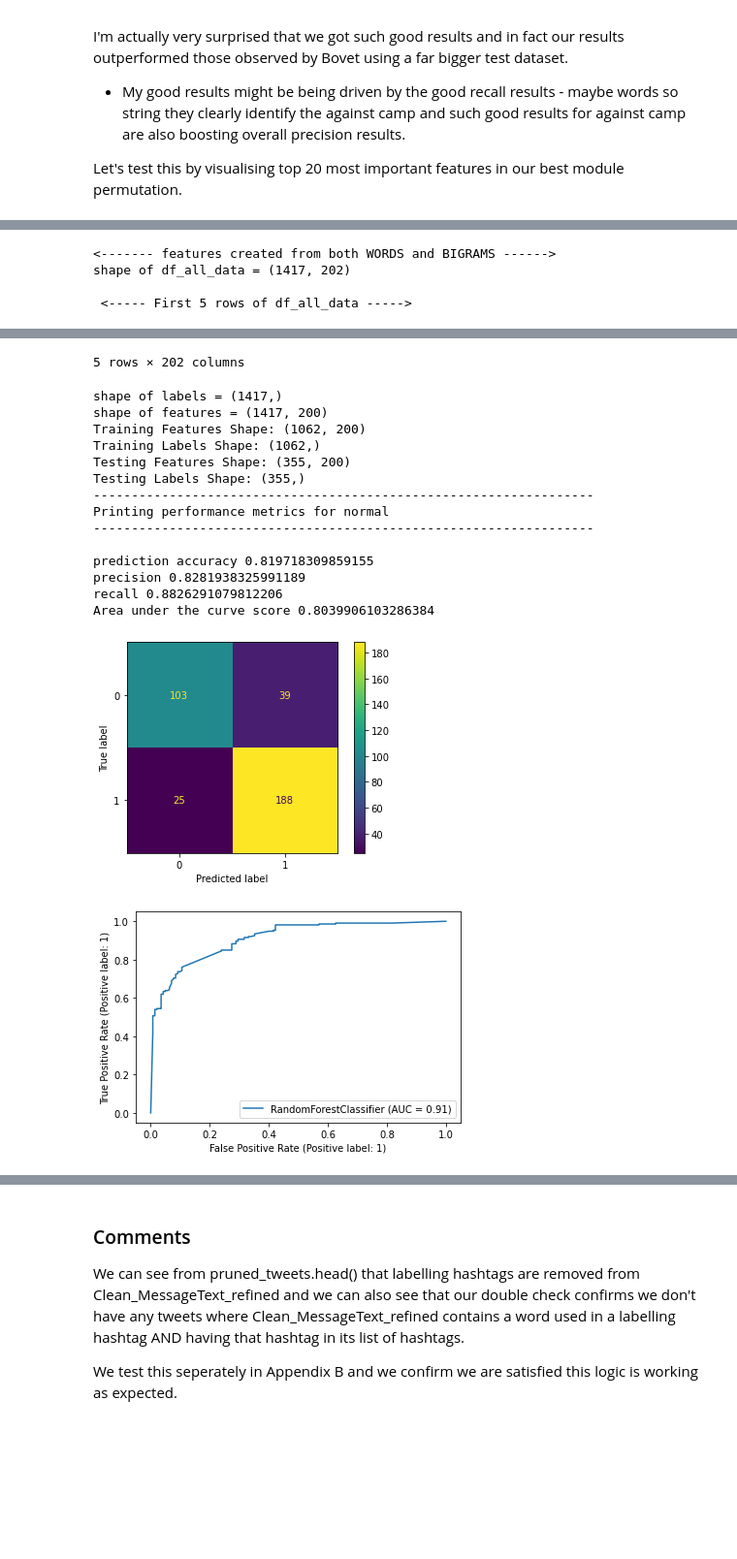
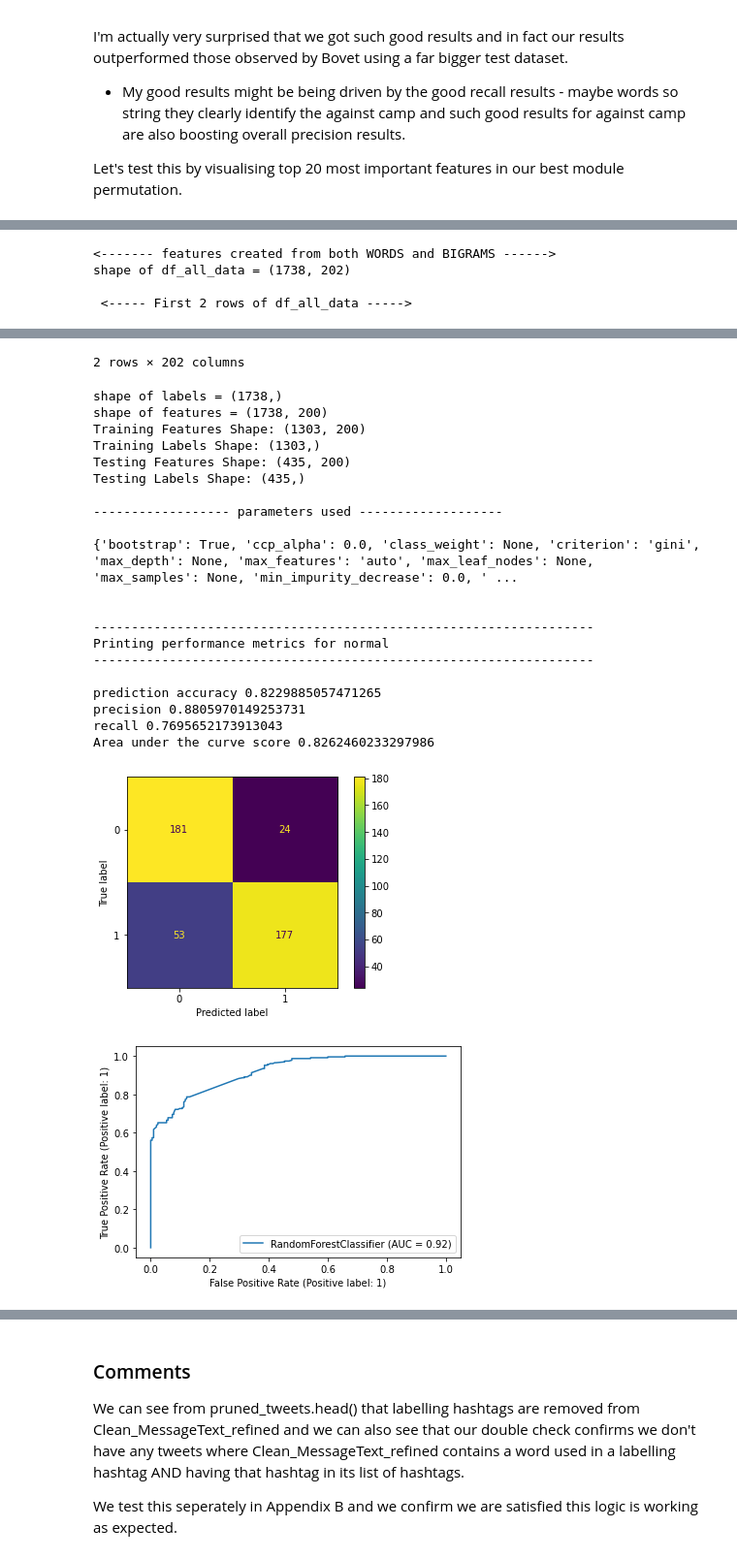
Before and after one commit to PhilMoura/Dissertation, a Jupyter notebook: 1_9 Label tweets based on hashtags and train classifier v0.1.ipynb, the cells around one changed output, grey strips where cells are left out. Shown at 97% size. Drawn from its saved outputs; the diff is of its cells as text; code cells hidden in the pictures; blank space fills up the shorter version.

Commit message:
fixed bug assigning labels to tweeters

```diff
--- a/1_9 Label tweets based on hashtags and train classifier v0.1.ipynb
+++ b/1_9 Label tweets based on hashtags and train classifier v0.1.ipynb
@@ -157,13 +196,23 @@ col_list = ['tweet_id',
 
 against_tweets = all_tweets[col_list][all_tweets.label == 'AGAINST']
 against_tweets['target'] = 1
-not_against_tweets = all_tweets[col_list][(all_tweets.label == 'FOR') | (all_tweets.label == 'HAS_HASHTAG')].sample(n=564)
+
+# get all FOR tweets
+for_tweets = all_tweets[col_list][all_tweets.label == 'FOR']
+# now fill up with other hashtags
+other_hashtag_count = against_count - for_count
+other_hashtag_tweets = all_tweets[col_list][all_tweets.label == 'HAS_HASHTAG'].sample(n=other_hashtag_count)
+
+frames = [for_tweets, other_hashtag_tweets]
+
+not_against_tweets = pd.concat(frames)
 not_against_tweets['target'] = 0
 
 pruned_tweets = pd.concat([against_tweets, not_against_tweets]).reset_index(drop=True)
 pruned_tweets.drop('label', axis=1, inplace=True)
 
-print(pruned_tweets.shape)
+print("against_count: {}, for_count: {}, other_hashtag_count: {}".format(against_count, for_count, other_hashtag_count))
+print("pruned_tweets shape: {}".format(pruned_tweets.shape))
 display(pruned_tweets.head())
 display(pruned_tweets.tail())
 # %% [output]
@@ -304,7 +354,7 @@ pruned_tweets.head()
 # %%
 from nltk.tokenize import word_tokenize
 
-def string_to_list(my_str):
+def string_to_list_hash(my_str):
     delimiter = ","
     my_str = my_str.replace("[", "")
     my_str = my_str.replace("]", "")
@@ -320,7 +370,7 @@ def remove_label_hashtags(text, hashtags, ignore_words):
     if len(hashtags) == 2 : # a tweet with no hashtags contains [] and so len==2 means no hashtags
         pruned_text = text
     else:
-        my_hashtags = string_to_list(hashtags) # turns hashtag string into a list and removes the '#' symbol
+        my_hashtags = string_to_list_hash(hashtags) # turns hashtag string into a list and removes the '#' symbol
 
         # create a list of all hashtag words in this tweet that are also in our ignore words
         # influenced by https://www.kite.com/python/answers/how-to-find-common-elements-between-two-lists-in-python
@@ -438,8 +488,8 @@ def get_features_and_labels(tweets, df_individual_words, df_ngrams, myMode=featu
             df_all_data = df_ngrams.join(df_labels)
 
     print("shape of df_all_data = {}".format(df_all_data.shape))
-    print("\n <----- First 5 rows of df_all_data ----->")
-    display(df_all_data.head())
+    print("\n <----- First 2 rows of df_all_data ----->")
+    display(df_all_data.head(2))
 
     if printFile=='Y':
         df_all_data.to_csv('twitter_features.csv', index=False)
@@ -469,6 +519,13 @@ def train_and_test_classifier(features, labels):
 
     # Use the forest's predict method on the test data
     predictions = rf.predict(test_features)
+
+    # print hyperparameters used as a baseline for when we do the grid search later
+    parameters_used = rf.get_params()
+    print("\n------------------ parameters used -------------------\n")
+    print(parameters_used)
+    print("\n")
+
     accuracy, precision, recall, roc_auc, tn, fp, fn, tp = ml_performance.RF_performance_reporting(rf, test_features, test_labels,
                                                                                 predictions, 'normal', print_output=True)
 
@@ -482,9 +539,11 @@ def run_scenario(description, tweets, corpus, n, myMode=features_mode.WORDS, pri
     df_ngrams = get_bigram_features(ngrams_vocab, corpus)
 
     print("<-------------- common words ------------------>")
-    display(df_individual_words.head())
+    print("common words, row count: {} ".format(df_individual_words.shape[0]))
+    display(df_individual_words.head(2))
     print("<-------------- common bigrams ------------------>")
-    display(df_ngrams.head())
+    print("common bigrams, row count: {} ".format(df_ngrams.shape[0]))
+    display(df_ngrams.head(2))
 
     # features_modes: if both, then DEFAULT, if just words then WORDS, if just bigrams then BIGRAMS
     features, labels, df_all_data = get_features_and_labels(tweets, df_individual_words, df_ngrams,
@@ -519,11 +579,14 @@ def get_corpus(tweets):
     # Print the corpus
     print("The document corpus has length: {}".format(len(corpus)))
     print("<----------------- corpus -------------->")
-    display(corpus[:10])
+    display(corpus[:5])
+    display(corpus[-5:])
 
     print("\n<--------- original tweets ------------->")
     # display original DF so we can confirm they are the same
-    display(tweets.Clean_MessageText.head(10))
+    print("The tweet dataframe has length: {}".format(tweets.Clean_MessageText_refined.count()))
+    display(tweets.Clean_MessageText_refined.head(5))
+    display(tweets.Clean_MessageText_refined.tail(5))
 
     return corpus
 
@@ -701,7 +739,7 @@ shape of features = (1417, 200)
 n=100 # number of words, bigrams to include in vocabularies
 myMode = features_mode.DEFAULT # 'DEFAULT WORDS BIGRAMS'
 description = 'Features: Words and Bigrams, Vocab Count: 100'
-rf_result_row, rf, df_all_data = run_scenario(description, pruned_tweets, corpus, n, myMode, printFile='N')
+rf_result_row, rf, df_all_data = run_scenario(description, pruned_tweets, corpus, n, myMode, printFile='Y')
 
 rf_result_row
 # %% [output]
@@ -726,4 +760,4 @@ shape of bigrams array = (1417, 100)
 <------- features created from both WORDS and BIGRAMS ------>
-shape of df_all_data = (1417, 202)
+shape of df_all_data = (1738, 202)
 
- <----- First 5 rows of df_all_data ----->
+ <----- First 2 rows of df_all_data ----->
@@ -736,18 +767,24 @@ shape of df_all_data = (1417, 202)
-5 rows × 202 columns
+2 rows × 202 columns
-shape of labels = (1417,)
-shape of features = (1417, 200)
-Training Features Shape: (1062, 200)
-Training Labels Shape: (1062,)
-Testing Features Shape: (355, 200)
-Testing Labels Shape: (355,)
+shape of labels = (1738,)
+shape of features = (1738, 200)
+Training Features Shape: (1303, 200)
+Training Labels Shape: (1303,)
+Testing Features Shape: (435, 200)
+Testing Labels Shape: (435,)
+
+------------------ parameters used -------------------
+
+{'bootstrap': True, 'ccp_alpha': 0.0, 'class_weight': None, 'criterion': 'gini', 'max_depth': None, 'max_features': 'auto', 'max_leaf_nodes': None, 'max_samples': None, 'min_impurity_decrease': 0.0, ' ...
+
+
 ------------------------------------------------------------------
 Printing performance metrics for normal
 ------------------------------------------------------------------
 
-prediction accuracy 0.819718309859155
-precision 0.8281938325991189
-recall 0.8826291079812206
-Area under the curve score 0.8039906103286384
+prediction accuracy 0.8229885057471265
+precision 0.8805970149253731
+recall 0.7695652173913043
+Area under the curve score 0.8262460233297986
-[figure, old version]
+[figure, new version]
-[figure, old version]
+[figure, new version]
 {'description': 'Features: Words and Bigrams, Vocab Count: 100',
```
Also changed, not shown: parts of 81 cells of this notebook, 5 other files.
